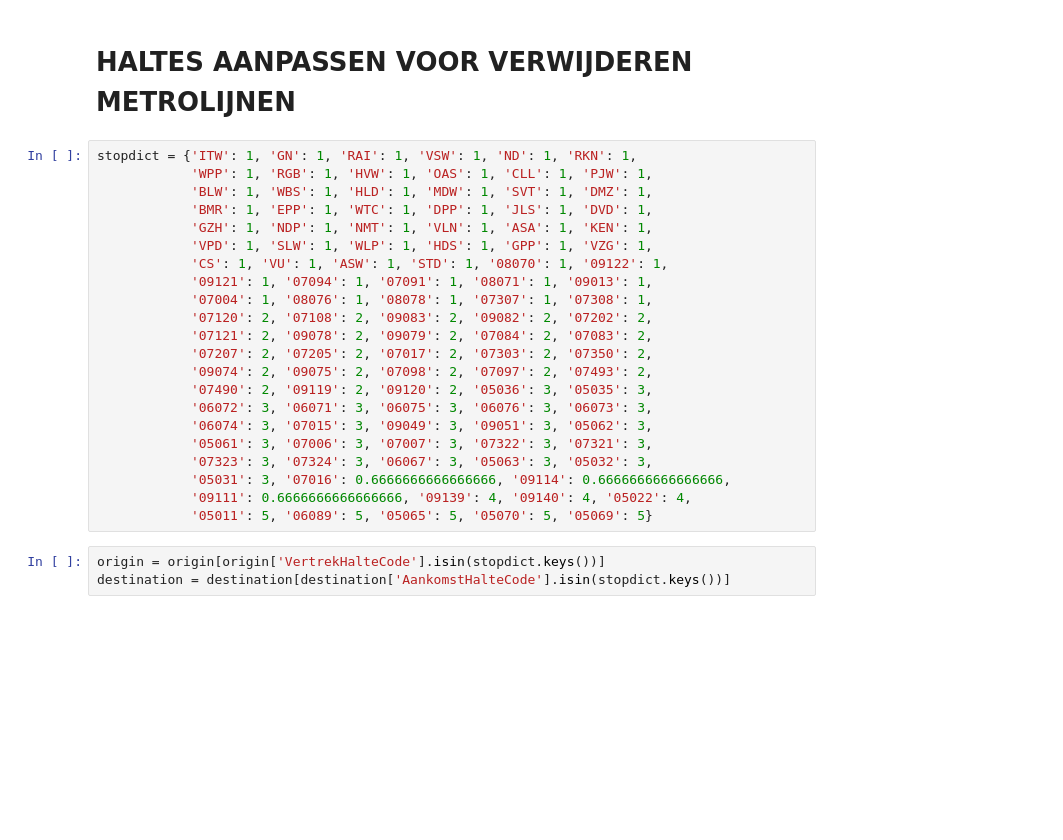
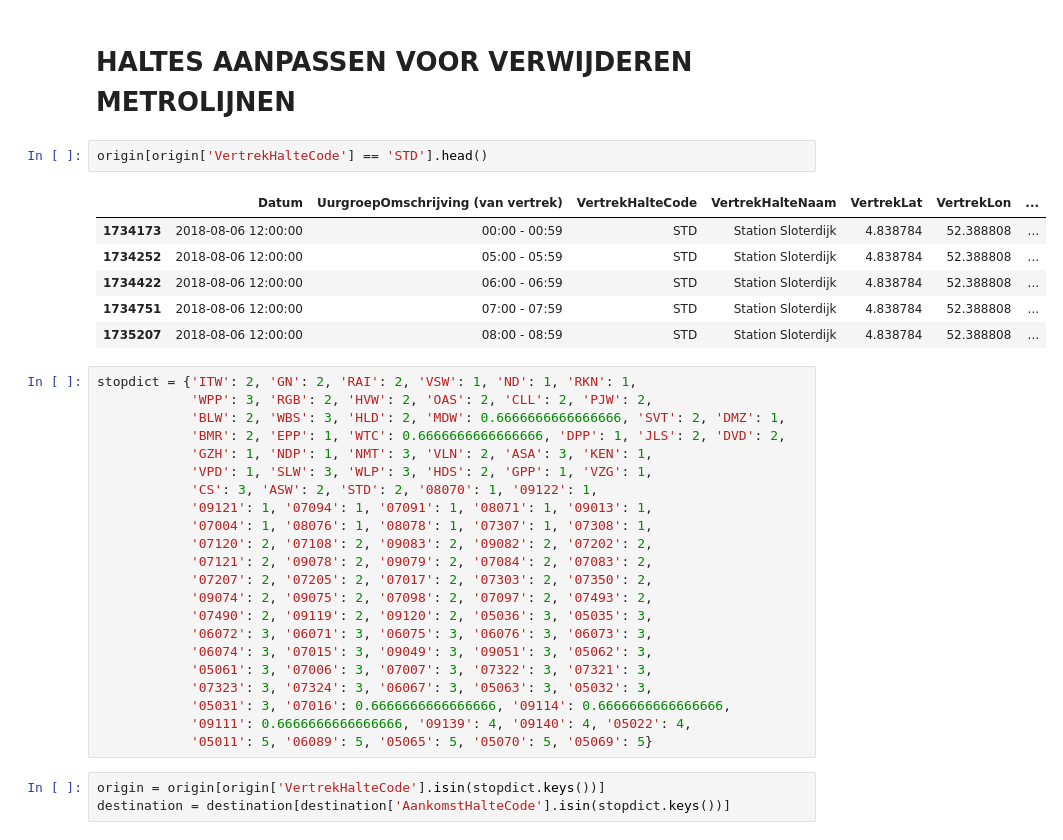
Before and after one commit to SophieEnsing/Thesis, a Jupyter notebook: Code/Analysis - full dataset.ipynb, the cells around one changed output. Drawn from its saved outputs; the diff is of its cells as text; blank space fills up the shorter version.

```diff
--- a/Code/Analysis - full dataset.ipynb
+++ b/Code/Analysis - full dataset.ipynb
@@ -58,14 +58,23 @@ destination = destination[(destination['AankomstHalteNaam'].isin(stations)) & (d
 #### Remove 'HalteCodes' that are not used in the sub-network
 # %% [markdown]
 # HALTES AANPASSEN VOOR VERWIJDEREN METROLIJNEN
+# %%
+origin[origin['VertrekHalteCode'] == 'STD'].head()
+# %% [output]
+|  | Datum | UurgroepOmschrijving (van vertrek) | VertrekHalteCode | VertrekHalteNaam | VertrekLat | VertrekLon | ... |
+| 1734173 | 2018-08-06 12:00:00 | 00:00 - 00:59 | STD | Station Sloterdijk | 4.838784 | 52.388808 | ... |
+| 1734252 | 2018-08-06 12:00:00 | 05:00 - 05:59 | STD | Station Sloterdijk | 4.838784 | 52.388808 | ... |
+| 1734422 | 2018-08-06 12:00:00 | 06:00 - 06:59 | STD | Station Sloterdijk | 4.838784 | 52.388808 | ... |
+| 1734751 | 2018-08-06 12:00:00 | 07:00 - 07:59 | STD | Station Sloterdijk | 4.838784 | 52.388808 | ... |
+| 1735207 | 2018-08-06 12:00:00 | 08:00 - 08:59 | STD | Station Sloterdijk | 4.838784 | 52.388808 | ... |
 # %%
-stopdict = {'ITW': 1, 'GN': 1, 'RAI': 1, 'VSW': 1, 'ND': 1, 'RKN': 1,
-            'WPP': 1, 'RGB': 1, 'HVW': 1, 'OAS': 1, 'CLL': 1, 'PJW': 1,
-            'BLW': 1, 'WBS': 1, 'HLD': 1, 'MDW': 1, 'SVT': 1, 'DMZ': 1,
-            'BMR': 1, 'EPP': 1, 'WTC': 1, 'DPP': 1, 'JLS': 1, 'DVD': 1,
-            'GZH': 1, 'NDP': 1, 'NMT': 1, 'VLN': 1, 'ASA': 1, 'KEN': 1,
-            'VPD': 1, 'SLW': 1, 'WLP': 1, 'HDS': 1, 'GPP': 1, 'VZG': 1,
-            'CS': 1, 'VU': 1, 'ASW': 1, 'STD': 1, '08070': 1, '09122': 1,
+stopdict = {'ITW': 2, 'GN': 2, 'RAI': 2, 'VSW': 1, 'ND': 1, 'RKN': 1,
+            'WPP': 3, 'RGB': 2, 'HVW': 2, 'OAS': 2, 'CLL': 2, 'PJW': 2,
+            'BLW': 2, 'WBS': 3, 'HLD': 2, 'MDW': 0.6666666666666666, 'SVT': 2, 'DMZ': 1,
+            'BMR': 2, 'EPP': 1, 'WTC': 0.6666666666666666, 'DPP': 1, 'JLS': 2, 'DVD': 2,
+            'GZH': 1, 'NDP': 1, 'NMT': 3, 'VLN': 2, 'ASA': 3, 'KEN': 1,
+            'VPD': 1, 'SLW': 3, 'WLP': 3, 'HDS': 2, 'GPP': 1, 'VZG': 1,
+            'CS': 3, 'ASW': 2, 'STD': 2, '08070': 1, '09122': 1,
             '09121': 1, '07094': 1, '07091': 1, '08071': 1, '09013': 1,
             '07004': 1, '08076': 1, '08078': 1, '07307': 1, '07308': 1,
             '07120': 2, '07108': 2, '09083': 2, '09082': 2, '07202': 2,
```
Also changed, not shown: parts of 1 cell of this notebook, 2 other files.
